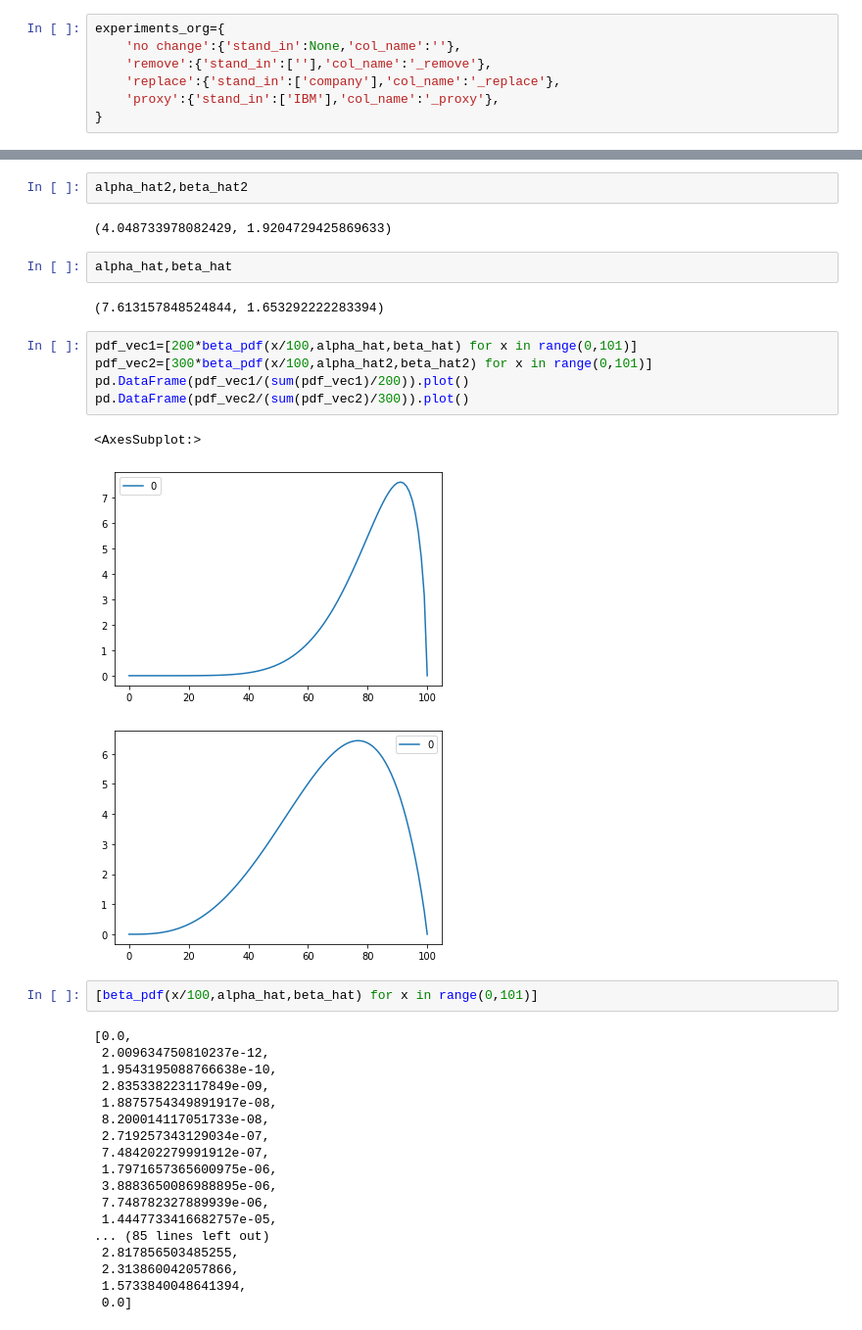
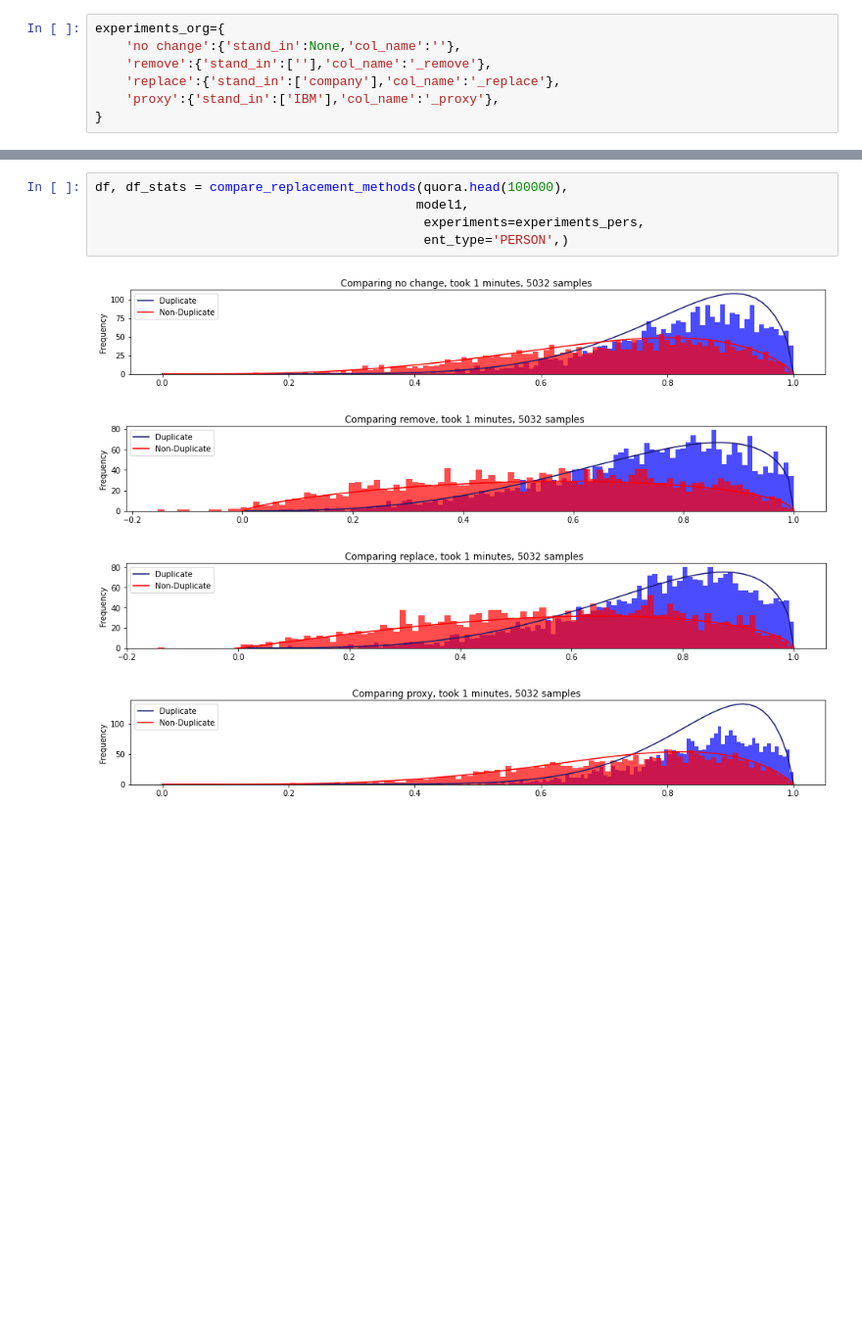
Before and after one commit to md-experiments/qa, a Jupyter notebook: Facts_and_Transformers.ipynb, the cells around one changed output, grey strips where cells are left out. Shown at 98% size. Drawn from its saved outputs; the diff is of its cells as text; blank space fills up the shorter version.

```diff
--- a/Facts_and_Transformers.ipynb
+++ b/Facts_and_Transformers.ipynb
@@ -163,37 +155,10 @@ alpha_hat2,beta_hat2=beta_parameter_estimation(0.678270,0.031312)
-# %%
-alpha_hat2,beta_hat2
-# %% [output]
-(4.048733978082429, 1.9204729425869633)
-# %%
-alpha_hat,beta_hat
-# %% [output]
-(7.613157848524844, 1.653292222283394)
-# %%
-pdf_vec1=[200*beta_pdf(x/100,alpha_hat,beta_hat) for x in range(0,101)]
-pdf_vec2=[300*beta_pdf(x/100,alpha_hat2,beta_hat2) for x in range(0,101)]
-pd.DataFrame(pdf_vec1/(sum(pdf_vec1)/200)).plot()
-pd.DataFrame(pdf_vec2/(sum(pdf_vec2)/300)).plot()
-# %% [output]
-<AxesSubplot:>
-[figure, removed]
-[figure, removed]
-# %%
-[beta_pdf(x/100,alpha_hat,beta_hat) for x in range(0,101)]
-# %% [output]
-[0.0,
- 2.009634750810237e-12,
- 1.9543195088766638e-10,
- 2.835338223117849e-09,
- 1.8875754349891917e-08,
- 8.200014117051733e-08,
- 2.719257343129034e-07,
- 7.484202279991912e-07,
- 1.7971657365600975e-06,
- 3.8883650086988895e-06,
- 7.748782327889939e-06,
- 1.4447733416682757e-05,
-... (85 lines left out)
- 2.817856503485255,
- 2.313860042057866,
- 1.5733840048641394,
- 0.0]
+# %%
+df, df_stats = compare_replacement_methods(quora.head(100000),
+                                          model1,
+                                           experiments=experiments_pers,
+                                           ent_type='PERSON',)
+# %% [output]
+[figure, added]
+[figure, added]
+[figure, added]
+[figure, added]
```
Also changed, not shown: parts of 7 cells of this notebook, 3 other files.
